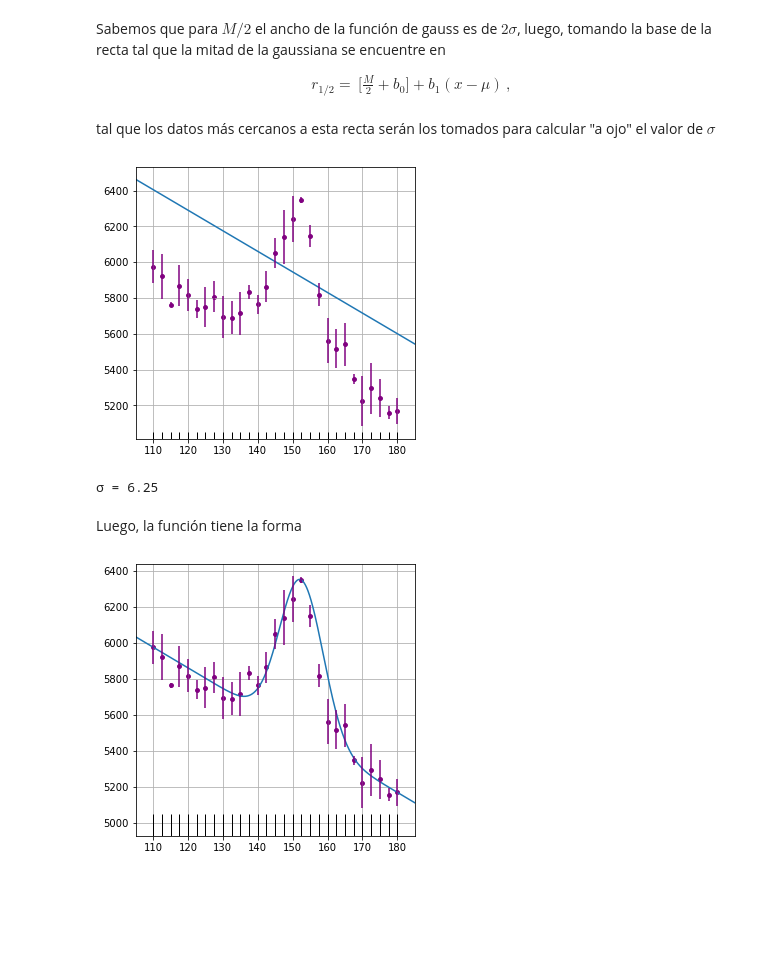
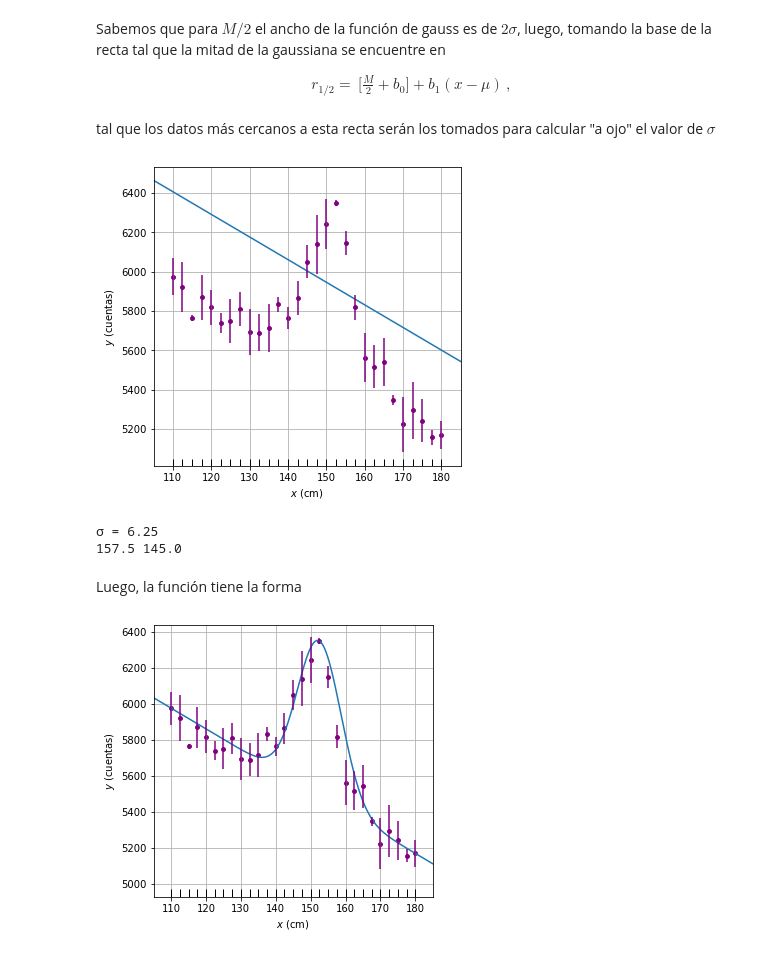
Before and after one commit to dangarciahe/ProblemasExperimental, a Jupyter notebook: Punto4.ipynb, the cells around one changed output. Saved outputs shown, nothing was run; the diff lists cells and outputs as text; code cells hidden in the pictures; blank space fills up the shorter version.

```diff
--- a/Punto4.ipynb
+++ b/Punto4.ipynb
@@ -132,20 +157,23 @@ def midle_line(X):
 xg = np.linspace(105, 195, 1000)
 yg = midle_line(xg)
 
-fig, ax = plt.subplots(figsize = (5,5))
+fig, ax = plt.subplots(figsize = (5.5,5.5))
 ax.plot(xg, yg)
 ax.scatter(x, y, s = 15, color = "purple")
 ax.errorbar(x, y, yerr = dy, fmt = "none", color = "purple")
 ax.set_xticks(np.arange(100, 200, 10))
 ax.set_xlim((105, 185))
+ax.set_ylabel(r"$y$ (cuentas)")
+ax.set_xlabel(r"$x$ (cm)")
 
 xevents = EventCollection(x, color = "k", linelength = int(10100), linewidth = 1)
 ax.add_collection(xevents)
 ax.grid(True, axis = "both")
+fig.savefig("middle_line.pdf")
 
 plt.show()
 # %% [output]
-[figure, old version]
+[figure, new version]
 # %%
 for i in range(len(x)):
     imin2 = i
@@ -159,26 +187,30 @@ for i in range(len(x)):
 
 σ = (x[ipos2] - x[imin2])/2
 print(f"σ = {σ:0.2f}")
+print(x[ipos2], x[imin2])
 # %% [output]
 σ = 6.25
+157.5 145.0
 # %% [markdown]
 Luego, la función tiene la forma
 # %%
 def gauss_ojo(x):
     return M.nominal_value*np.exp(-(1/2)*((x-μ)/σ)**2) + b0.nominal_value + b1.nominal_value*(x-μ)
 
 fig, ax = plt.subplots(figsize = (5,5))
 ax.plot(xg, gauss_ojo(xg))
 ax.scatter(x, y, s = 15, color = "purple")
 ax.errorbar(x, y, yerr = dy, fmt = "none", color = "purple")
 ax.set_xticks(np.arange(100, 200, 10))
 ax.set_xlim((105, 185))
+ax.set_ylabel(r"$y$ (cuentas)")
+ax.set_xlabel(r"$x$ (cm)")
 
-xevents = EventCollection(x, color = "k", linelength = int(10100), linewidth = 1)
+xevents = EventCollection(x, color = "k", linelength = int(9950), linewidth = 1)
 ax.add_collection(xevents)
 ax.grid(True, axis = "both")
 
 plt.show()
 # %% [output]
-[figure, old version]
+[figure, new version]
 # %%
```
Also changed, not shown: parts of 7 cells of this notebook, 9 other files.
